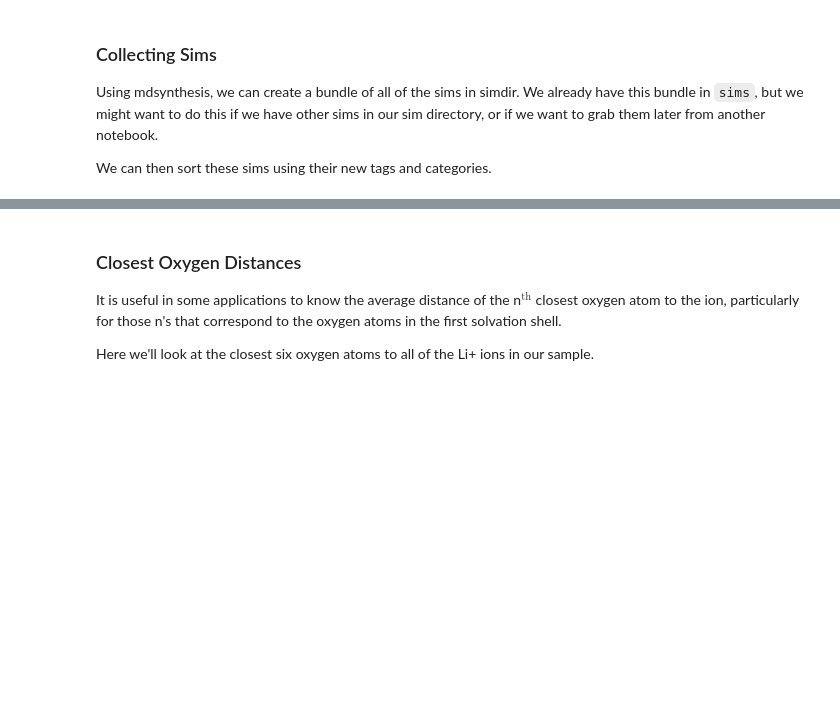
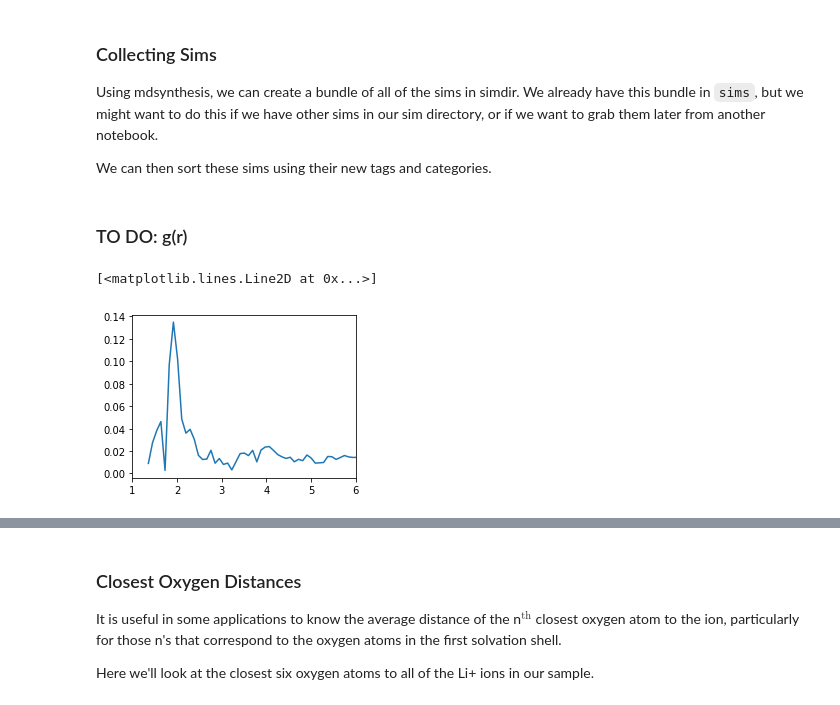
Before and after one commit to Becksteinlab/PDB_Ion_Survey, a Jupyter notebook: docs/Li_Ion_Survey.ipynb, the cells around one changed output, grey strips where cells are left out. Cells and saved outputs as stored; diff of their text form; code cells hidden in the pictures; blank space fills up the shorter version.

```diff
--- a/docs/Li_Ion_Survey.ipynb
+++ b/docs/Li_Ion_Survey.ipynb
@@ -220,3 +224,15 @@ We can then sort these sims using their new tags and categories.
 # %%
 # create a Bundle of sims in simdir
 b = mds.discover(simdir)
+# %% [markdown]
+### TO DO: g(r)
+# %%
+m, denses = pdbionsurvey.coordination.gee(b, 'LI')
+# %%
+fig = plt.figure(figsize=(4,3))
+ax = fig.add_subplot(1,1,1)
+ax.set_xlim((1,6))
+ax.plot(m, denses)
+# %% [output]
+[<matplotlib.lines.Line2D at 0x...>]
+[figure, added]
```
Also changed, not shown: parts of 11 cells of this notebook.
